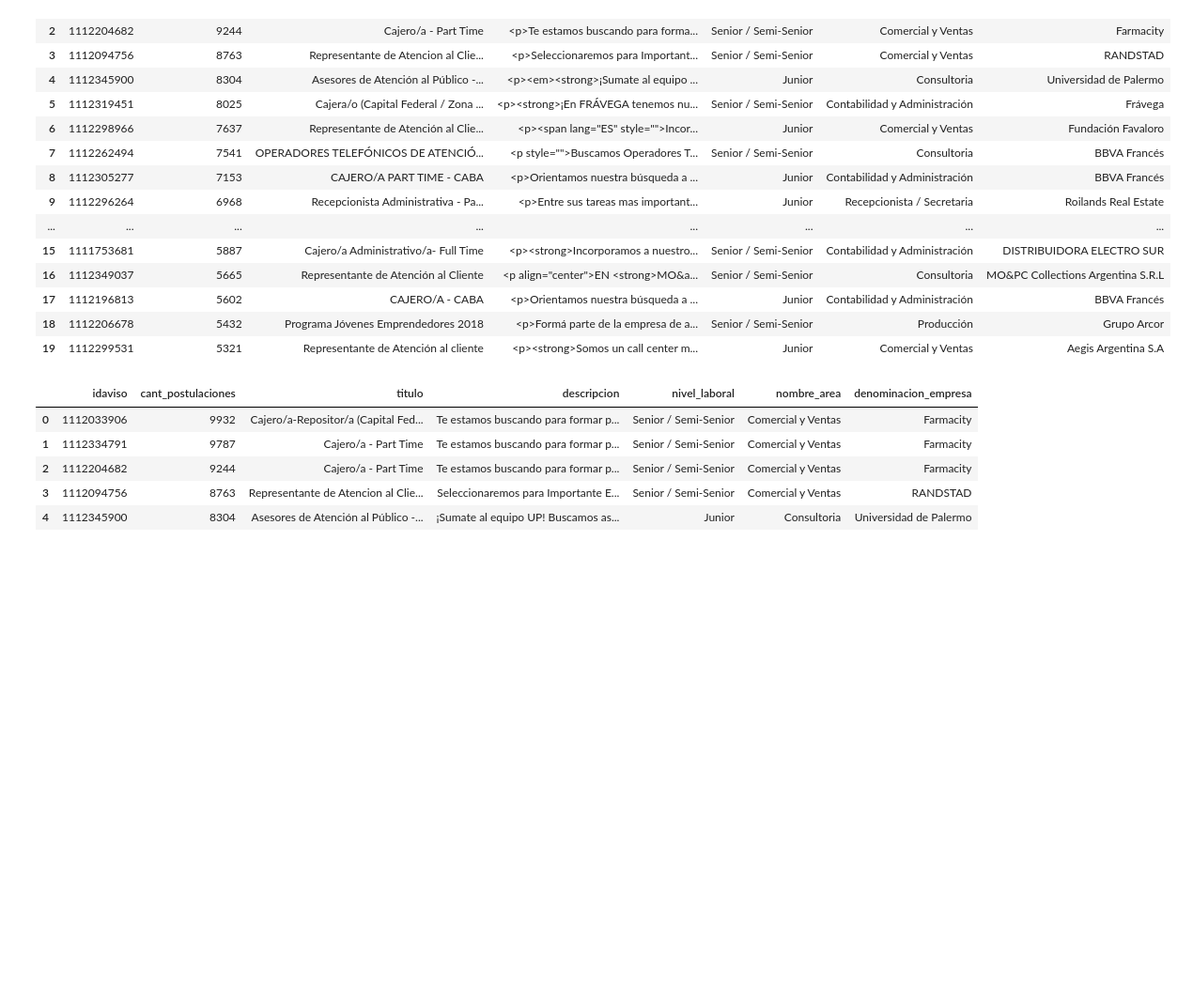
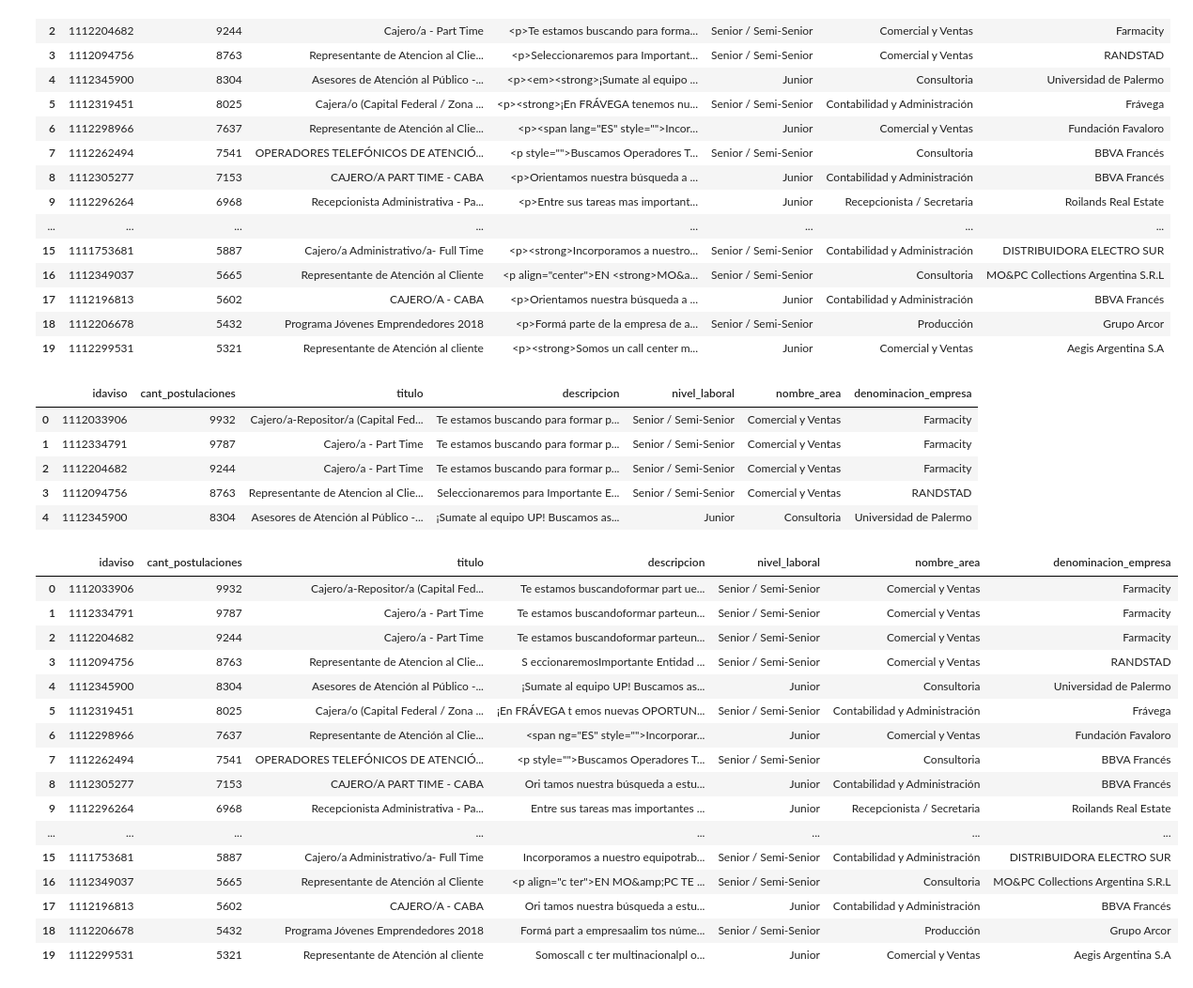
Before and after one commit to PRPablo/dataJobSearches, a Jupyter notebook: exploratoryAnalysis/tp_ariel.ipynb, the cells around one changed output. Shown: that part at 94% size. Saved outputs shown, nothing was run; the diff lists cells and outputs as text; code cells hidden in the pictures; blank space fills up the shorter version.

```diff
--- a/exploratoryAnalysis/tp_ariel.ipynb
+++ b/exploratoryAnalysis/tp_ariel.ipynb
@@ -404,3 +428,23 @@ post_max.head()
+# %%
+post_max
+# %% [output]
+|  | idaviso | cant_postulaciones | titulo | descripcion | nivel_laboral | nombre_area | denominacion_empresa |
+| 0 | 1112033906 | 9932 | Cajero/a-Repositor/a (Capital Fed... | Te estamos buscandoformar part ue... | Senior / Semi-Senior | Comercial y Ventas | Farmacity |
+| 1 | 1112334791 | 9787 | Cajero/a - Part Time | Te estamos buscandoformar parteun... | Senior / Semi-Senior | Comercial y Ventas | Farmacity |
+| 2 | 1112204682 | 9244 | Cajero/a - Part Time | Te estamos buscandoformar parteun... | Senior / Semi-Senior | Comercial y Ventas | Farmacity |
+| 3 | 1112094756 | 8763 | Representante de Atencion al Clie... | S eccionaremosImportante Entidad ... | Senior / Semi-Senior | Comercial y Ventas | RANDSTAD |
+| 4 | 1112345900 | 8304 | Asesores de Atención al Público -... | ¡Sumate al equipo UP! Buscamos as... | Junior | Consultoria | Universidad de Palermo |
+| 5 | 1112319451 | 8025 | Cajera/o (Capital Federal / Zona ... | ¡En FRÁVEGA t emos nuevas OPORTUN... | Senior / Semi-Senior | Contabilidad y Administración | Frávega |
+| 6 | 1112298966 | 7637 | Representante de Atención al Clie... | <span ng="ES" style="">Incorporar... | Junior | Comercial y Ventas | Fundación Favaloro |
+| 7 | 1112262494 | 7541 | OPERADORES TELEFÓNICOS DE ATENCIÓ... | <p style="">Buscamos Operadores T... | Senior / Semi-Senior | Consultoria | BBVA Francés |
+| 8 | 1112305277 | 7153 | CAJERO/A PART TIME - CABA | Ori tamos nuestra búsqueda a estu... | Junior | Contabilidad y Administración | BBVA Francés |
+| 9 | 1112296264 | 6968 | Recepcionista Administrativa - Pa... | Entre sus tareas mas importantes ... | Junior | Recepcionista / Secretaria | Roilands Real Estate |
+| ... | ... | ... | ... | ... | ... | ... | ... |
+| 15 | 1111753681 | 5887 | Cajero/a Administrativo/a- Full Time | Incorporamos a nuestro equipotrab... | Senior / Semi-Senior | Contabilidad y Administración | DISTRIBUIDORA ELECTRO SUR |
+| 16 | 1112349037 | 5665 | Representante de Atención al Cliente | <p align="c ter">EN MO&amp;PC TE ... | Senior / Semi-Senior | Consultoria | MO&PC Collections Argentina S.R.L |
+| 17 | 1112196813 | 5602 | CAJERO/A - CABA | Ori tamos nuestra búsqueda a estu... | Junior | Contabilidad y Administración | BBVA Francés |
+| 18 | 1112206678 | 5432 | Programa Jóvenes Emprendedores 2018 | Formá part a empresaalim tos núme... | Senior / Semi-Senior | Producción | Grupo Arcor |
+| 19 | 1112299531 | 5321 | Representante de Atención al cliente | Somoscall c ter multinacionalpl o... | Junior | Comercial y Ventas | Aegis Argentina S.A |
 # %%
 wordcloud2 = WordCloud().generate(' '.join(post_max['descripcion'])) #.generate(post_max['descripcion'])
 plt.imshow(wordcloud2)
```
Also changed, not shown: parts of 2 cells of this notebook.
